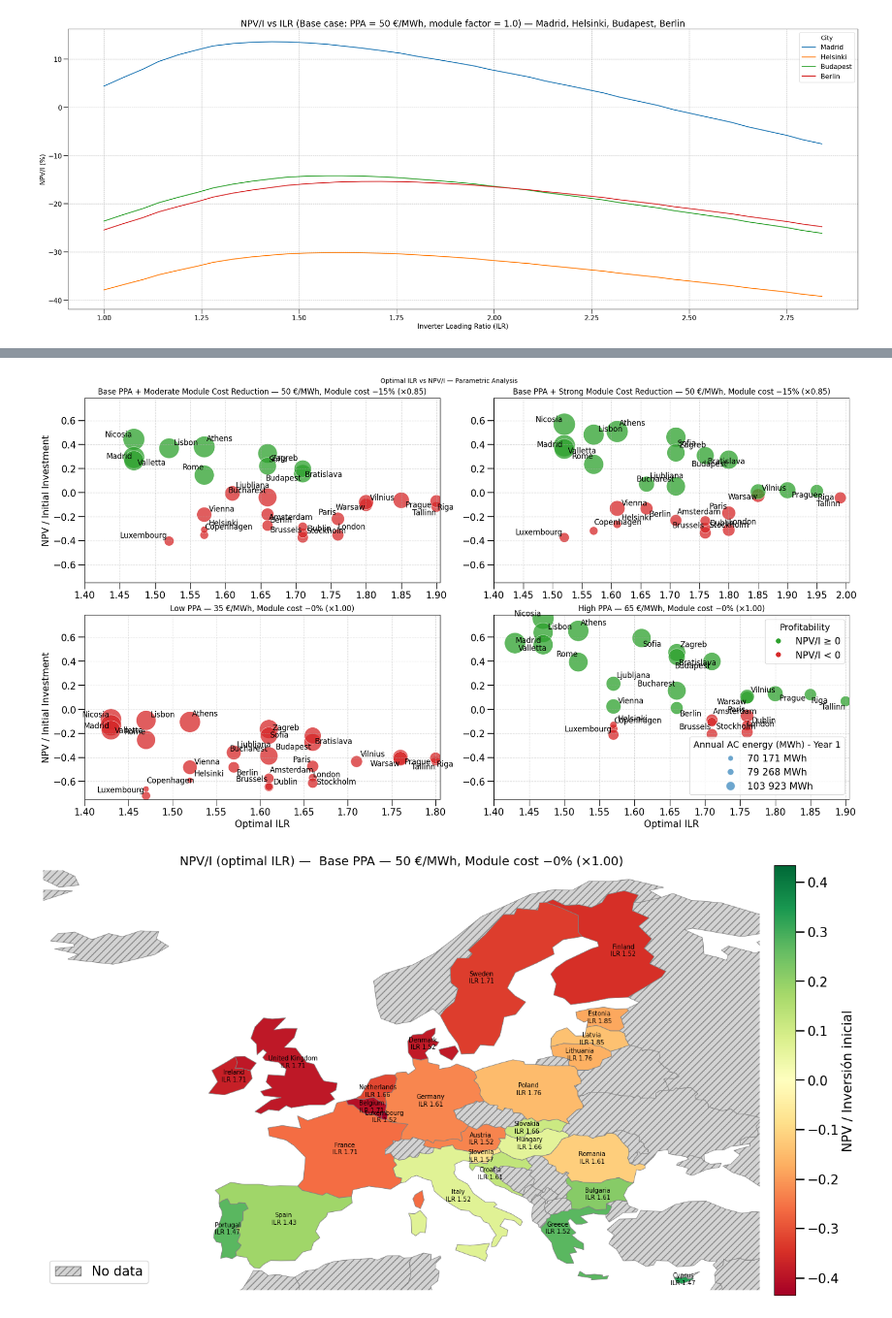
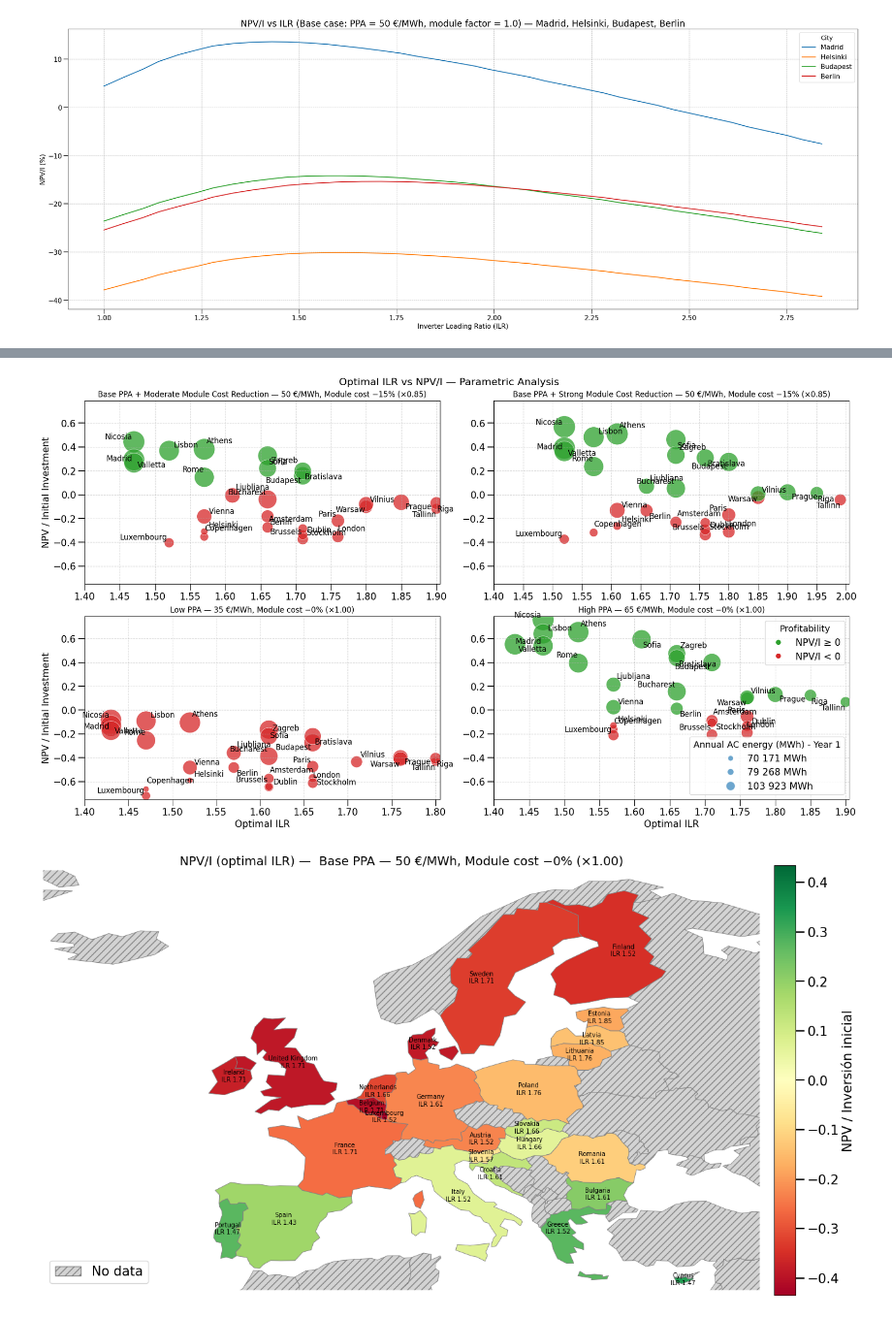
Before and after one commit to daniel-LugoLaguna/Optimal_ILR_Europe, a Jupyter notebook: notebooks/5_generate_figures.ipynb, the cells around one changed output, grey strips where cells are left out. Shown at 97% size. Cells and saved outputs as stored; diff of their text form; code cells hidden in the pictures.

```diff
--- a/notebooks/5_generate_figures.ipynb
+++ b/notebooks/5_generate_figures.ipynb
@@ -291,9 +307,11 @@ from matplotlib.ticker import MultipleLocator, FormatStrFormatter
 
 def _plot_bubbles_on_ax(ax, df_plot,
                         x_min=1.4, x_tick_step=0.05, x_pad_right=0.005,
-                        sizes_minmax=None, label_fontsize=6, jitter_pts=5, offset_pts=2.0):
+                        sizes_minmax=None, label_fontsize=6, jitter_pts=5, offset_pts=2.0,
+                        add_fit=True):
     """
     Plot the bubbles on an existing axis, using the same style as plot_ilr_npv_bubbles_all_labels.
+    Adds a linear regression line (y ~ x) and an R² annotation.
     """
     # Data
     x = df_plot["ILR"].to_numpy(float)
@@ -303,25 +321,45 @@ def _plot_bubbles_on_ax(ax, df_plot,
     # Color per NPV/I sign
     colors = np.where(y >= 0, "tab:green", "tab:red")
 
-    # Sizes should be consistent across subplots if we pass global min/max values.
+    # Sizes (consistent across subplots if global min/max provided)
     if sizes_minmax is not None:
         vmin, vmax = sizes_minmax
-        sizes = _scale_sizes(e, smin=80, smax=1200, mode="sqrt") if vmax <= vmin else \
-                (80 + (np.sqrt(e) - np.sqrt(vmin)) / (np.sqrt(vmax) - np.sqrt(vmin)) * (1200 - 80))
+        if vmax <= vmin:
+            sizes = _scale_sizes(e, smin=80, smax=1200, mode="sqrt")
+        else:
+            sizes = 80 + (np.sqrt(e) - np.sqrt(vmin)) / (np.sqrt(vmax) - np.sqrt(vmin)) * (1200 - 80)
     else:
         sizes = _scale_sizes(e, smin=80, smax=1200, mode="sqrt")
 
+    # Scatter
     ax.scatter(x, y, s=sizes, c=colors, alpha=0.75, edgecolor='white', linewidth=0.6)
     ax.grid(True, linestyle="--", alpha=0.5)
 
-    # Starts at x_min with ticks every 0.05.
+    # X axis: start at x_min with ticks every 0.05
     xmax = float(np.nanmax(x))
     right = np.ceil(xmax / x_tick_step) * x_tick_step
     ax.set_xlim(x_min, right + x_pad_right)
     ax.xaxis.set_major_locator(MultipleLocator(base=x_tick_step))
     ax.xaxis.set_major_formatter(FormatStrFormatter('%.2f'))
 
-    # City labels
+    # ---- Optional: linear fit and R² (keeps your legend setup untouched) ----
+    if add_fit and np.isfinite(x).sum() >= 3 and np.isfinite(y).sum() >= 3:
+        # OLS fit: y = m*x + b
+        m, b = np.polyfit(x, y, 1)
+        xl = np.linspace(x.min(), x.max(), 200)
+        yl = m * xl + b
+        ax.plot(xl, yl, linestyle="--", linewidth=1.5, color="tab:blue")
+
+        # R² as squared Pearson correlation
+        r = np.corrcoef(x, y)[0, 1]
+        r2 = float(r**2) if np.isfinite(r) else np.nan
+
+        # Put a small annotation inside the axes (no legend call here)
+        ax.text(0.02, 0.96, f"Linear fit  R² = {r2:.2f}",
+                transform=ax.transAxes, ha="left", va="top",
+                fontsize=10, bbox=dict(facecolor="white", alpha=0.6, edgecolor="none"))
+
+    # City labels (light jitter to avoid overlaps)
     n = len(df_plot)
     angles = np.deg2rad((np.arange(n) * 137.508) % 360.0)
     dx = offset_pts + jitter_pts * np.cos(angles)
@@ -369,7 +407,7 @@ def plot_scenarios_grid_2x2(df_opt_all, energy_df,
         _plot_bubbles_on_ax(ax, df_plot,
                             x_min=x_min, x_tick_step=x_tick_step,
                             sizes_minmax=(e_min, e_max),
-                            label_fontsize=12, jitter_pts=5, offset_pts=2.0)
+                            label_fontsize=12, jitter_pts=5,add_fit=False, offset_pts=2.0)
         ax.set_title(df_plot["__title__"].iloc[0], fontsize=12)
         ax.set_ylim(y_min - y_pad, y_max + y_pad)
 
@@ -395,7 +433,7 @@ def plot_scenarios_grid_2x2(df_opt_all, energy_df,
                    markersize=9, linestyle='None', label='NPV/I < 0'),
         ]
         leg_colors = ax_leg.legend(handles=color_handles, title="Profitability",
-                                   loc="upper right", frameon=True,title_fontsize=14)
+                                   loc="best", frameon=True,title_fontsize=14)
         ax_leg.add_artist(leg_colors)
 
         # Sizes (global energy quantiles)
@@ -411,7 +449,7 @@ def plot_scenarios_grid_2x2(df_opt_all, energy_df,
         ax_leg.legend(handles=size_handles, title="Annual AC energy (MWh) - Year 1",
                       loc="lower right", frameon=True,title_fontsize=14)
 
-    fig.suptitle("Optimal ILR vs NPV/I — Parametric Analysis", fontsize=10)
+    fig.suptitle("Optimal ILR vs NPV/I — Parametric Analysis", fontsize=16)
     plt.show()
 
 # ---------------------- Run ----------------------
@@ -420,34 +458,34 @@ df_opt_all   = load_latest_optimal()
 energy_df    = load_energy()
 
 # 2) Scenarios
 scenarios_2x2 = [
     (50, 0.85, "Base PPA + Moderate Module Cost Reduction — 50 €/MWh, Module cost −15% (×0.85)"),
     (50, 0.70, "Base PPA + Strong Module Cost Reduction — 50 €/MWh, Module cost −15% (×0.85)"),
     (35, 1.0, "Low PPA — 35 €/MWh, Module cost −0% (×1.00)"),
     (65, 1.0, "High PPA — 65 €/MWh, Module cost −0% (×1.00)"),
 ]
 
 # 3) Plot grid
 plot_scenarios_grid_2x2(
     df_opt_all, energy_df,
     scenarios=scenarios_2x2,
     x_min=1.4,
     x_tick_step=0.05,
     figsize=(18, 10)
 )
 
 # df_opt_base  = filter_scenario(df_opt_all, ppa=50, module_factor=1.0)
 # df_plot_base = attach_energy(df_opt_base, energy_df)
 # plot_ilr_npv_bubbles_all_labels(
 #     df_plot_base,
 #     title="Optimal ILR vs NPV/I — Base (PPA=50, sin reducción)",
 #     x_tick_step=0.05,
 #     x_min=1.4,
 #     figsize=(15, 7),
 #     width_ratios=(4.5, 1.0)
 # )
 # %% [output]
-[figure, old version]
+[figure, new version]
 # %%
 # === NPV/I choropleth by country (green = positive, red = negative) ===
 # Requires: geopandas, shapely, fiona
```
Also changed, not shown: parts of 3 cells of this notebook.
